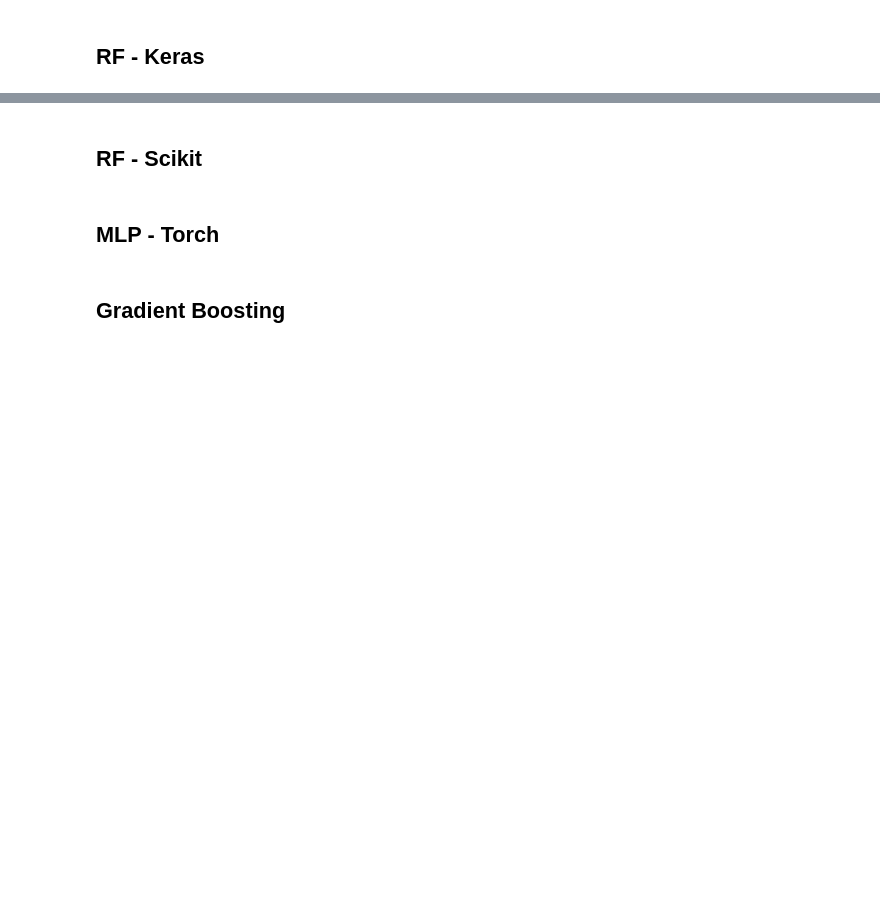
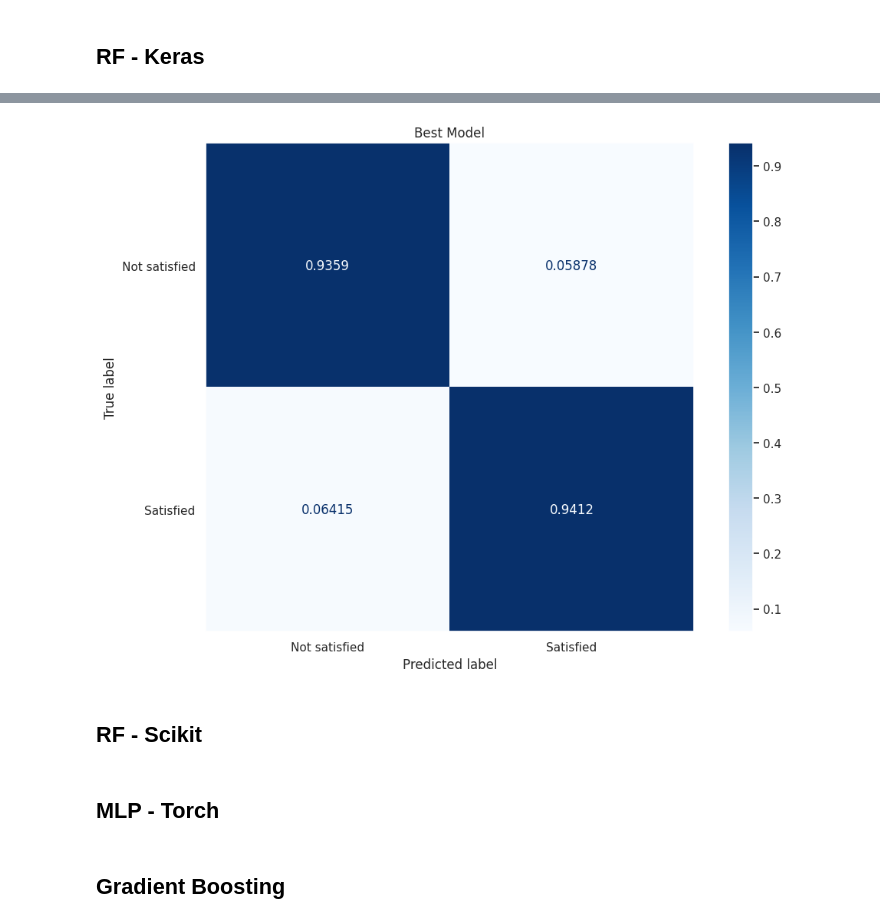
Before and after one commit to Charlesbr101/projeto-redes-neurais, a Jupyter notebook: main.ipynb, the cells around one changed output, grey strips where cells are left out. Drawn from its saved outputs; the diff is of its cells as text; code cells hidden in the pictures; blank space fills up the shorter version.

```diff
--- a/main.ipynb
+++ b/main.ipynb
@@ -1018,3 +1057,8 @@ plot_train_history(history)
+# %%
+y_pred_classification = y_pred > 0.506
+plot_confusion(y_v, y_pred_classification, 'Best Model')
+# %% [output]
+[figure, added]
 # %% [markdown]
 ## RF - Scikit
 # %%
```
Also changed, not shown: parts of 65 cells of this notebook.
